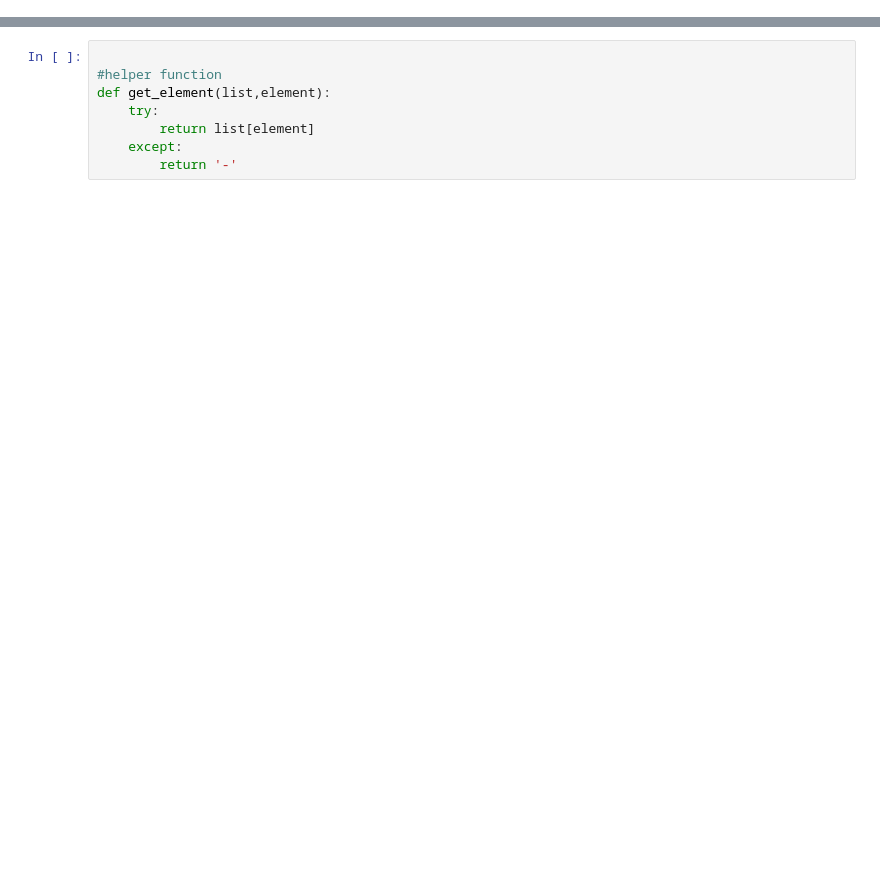
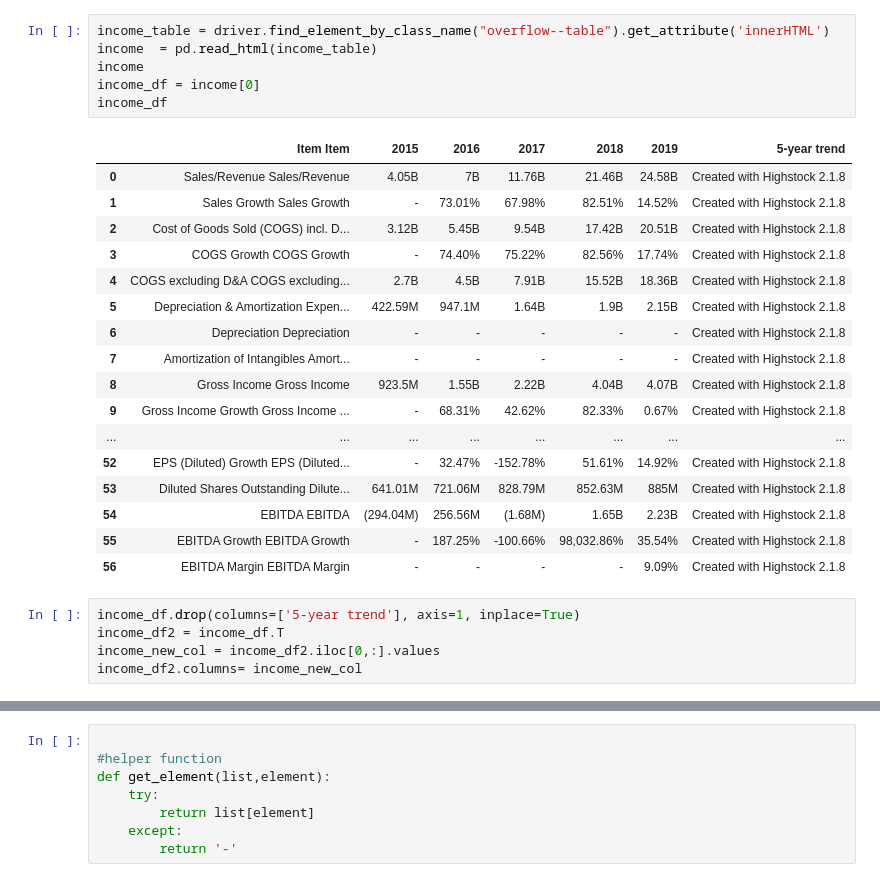
Before and after one commit to dgustave/Retail-Sentiment, a Jupyter notebook: notebooks/market_watch.ipynb, the cells around one changed output, grey strips where cells are left out. Drawn from its saved outputs; the diff is of its cells as text; blank space fills up the shorter version.

```diff
--- a/notebooks/market_watch.ipynb
+++ b/notebooks/market_watch.ipynb
@@ -9,0 +26,29 @@ from selenium import webdriver
+# %%
+income_table = driver.find_element_by_class_name("overflow--table").get_attribute('innerHTML')
+income  = pd.read_html(income_table)
+income
+income_df = income[0]
+income_df
+# %% [output]
+|  | Item Item | 2015 | 2016 | 2017 | 2018 | 2019 | 5-year trend |
+| 0 | Sales/Revenue Sales/Revenue | 4.05B | 7B | 11.76B | 21.46B | 24.58B | Created with Highstock 2.1.8 |
+| 1 | Sales Growth Sales Growth | - | 73.01% | 67.98% | 82.51% | 14.52% | Created with Highstock 2.1.8 |
+| 2 | Cost of Goods Sold (COGS) incl. D... | 3.12B | 5.45B | 9.54B | 17.42B | 20.51B | Created with Highstock 2.1.8 |
+| 3 | COGS Growth COGS Growth | - | 74.40% | 75.22% | 82.56% | 17.74% | Created with Highstock 2.1.8 |
+| 4 | COGS excluding D&A COGS excluding... | 2.7B | 4.5B | 7.91B | 15.52B | 18.36B | Created with Highstock 2.1.8 |
+| 5 | Depreciation & Amortization Expen... | 422.59M | 947.1M | 1.64B | 1.9B | 2.15B | Created with Highstock 2.1.8 |
+| 6 | Depreciation Depreciation | - | - | - | - | - | Created with Highstock 2.1.8 |
+| 7 | Amortization of Intangibles Amort... | - | - | - | - | - | Created with Highstock 2.1.8 |
+| 8 | Gross Income Gross Income | 923.5M | 1.55B | 2.22B | 4.04B | 4.07B | Created with Highstock 2.1.8 |
+| 9 | Gross Income Growth Gross Income ... | - | 68.31% | 42.62% | 82.33% | 0.67% | Created with Highstock 2.1.8 |
+| ... | ... | ... | ... | ... | ... | ... | ... |
+| 52 | EPS (Diluted) Growth EPS (Diluted... | - | 32.47% | -152.78% | 51.61% | 14.92% | Created with Highstock 2.1.8 |
+| 53 | Diluted Shares Outstanding Dilute... | 641.01M | 721.06M | 828.79M | 852.63M | 885M | Created with Highstock 2.1.8 |
+| 54 | EBITDA EBITDA | (294.04M) | 256.56M | (1.68M) | 1.65B | 2.23B | Created with Highstock 2.1.8 |
+| 55 | EBITDA Growth EBITDA Growth | - | 187.25% | -100.66% | 98,032.86% | 35.54% | Created with Highstock 2.1.8 |
+| 56 | EBITDA Margin EBITDA Margin | - | - | - | - | 9.09% | Created with Highstock 2.1.8 |
+# %%
+income_df.drop(columns=['5-year trend'], axis=1, inplace=True)
+income_df2 = income_df.T
+income_new_col = income_df2.iloc[0,:].values
+income_df2.columns= income_new_col
```
Also changed, not shown: parts of 32 cells of this notebook, 4 other files.
